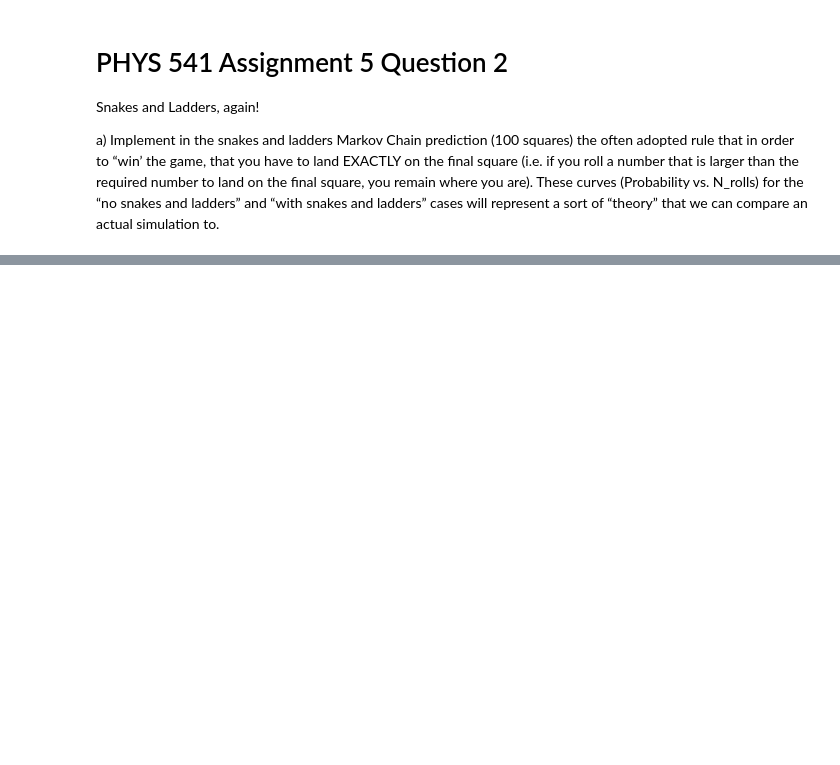
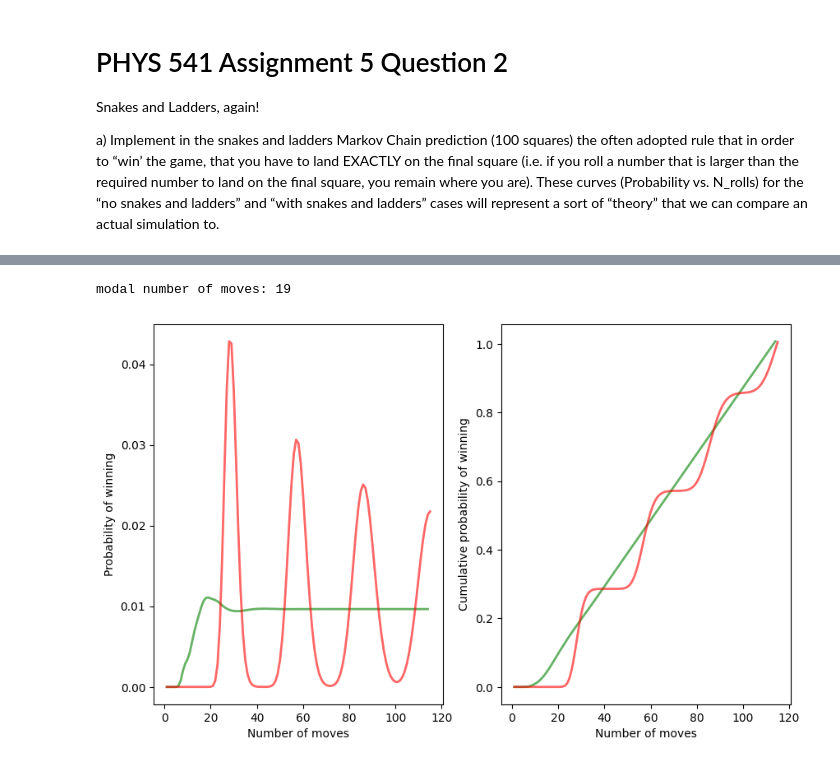
Before and after one commit to jakeb245/phys441, a Jupyter notebook: Assignments/assignment5/question2.ipynb, the cells around one changed output, grey strips where cells are left out. Saved outputs shown, nothing was run; the diff lists cells and outputs as text; code cells hidden in the pictures; blank space fills up the shorter version.

```diff
--- a/Assignments/assignment5/question2.ipynb
+++ b/Assignments/assignment5/question2.ipynb
@@ -73,0 +76,59 @@ modal number of moves: 29
+# %%
+import numpy as np
+import matplotlib.pyplot as plt
+
+ladders = [(3,19), (15,37), (22,42), (25,64), (41,73),
+           (53,74), (63,86), (76,91), (84,98)]
+snakes = [(11,7), (18,13), (28,12), (36,34), (77,16),
+          (47,26), (83,39), (92,75), (99,70)]
+trans = ladders + snakes
+
+# Set up the transition matrix
+T = np.zeros((101, 101))
+for i in range(1,101):
+    T[i-1,i:i+6] = 1/6
+
+for (i1,i2) in trans:
+    iw = np.where(T[:,i1] > 0)
+    T[:,i1] = 0
+    T[iw,i2] += 1/6
+
+# Instead of winning by passing the end, you can go back to the start
+for i in range(6):
+    T[95+i:101,i] = 1/6
+for snake in snakes:
+    T[snake,100] = 0
+
+# The player starts at position 0.
+v = np.zeros(101)
+v[0] = 1
+
+ns, Ps, Cs = 0, [], []
+cumulative_prob = 0
+# Update the state vector v until the cumulative probability of winning
+# is "effectively" 1
+while cumulative_prob < 0.99999:
+    ns += 1
+    v = v.dot(T)
+    Ps.append(v[100])
+    cumulative_prob += Ps[-1]
+    Cs.append(cumulative_prob)
+
+mode = np.argmax(Ps)+1
+print('modal number of moves:', mode)
+
+# Plot the probability of winning as a function of the number of moves
+fig, ax = plt.subplots(1,2)
+ax[0].plot(np.linspace(1,ns,ns), Ps, 'g-', lw=2, alpha=0.6, label='Markov')
+ax[0].plot(np.linspace(1,n,n), P, 'r-', lw=2, alpha=0.6, label='No snakes or ladders')
+ax[0].set_xlabel('Number of moves')
+ax[0].set_ylabel('Probability of winning')
+ax[1].plot(np.linspace(1,ns,ns), Cs, 'g-', lw=2, alpha=0.6, label='Markov')
+ax[1].plot(np.linspace(1,n,n), C, 'r-', lw=2, alpha=0.6, label='No snakes or ladders')
+ax[1].set_xlabel('Number of moves')
+ax[1].set_ylabel('Cumulative probability of winning')
+
+plt.show()
+# %% [output]
+modal number of moves: 19
+[figure, added]
```
Also changed, not shown: parts of 1 cell of this notebook.
